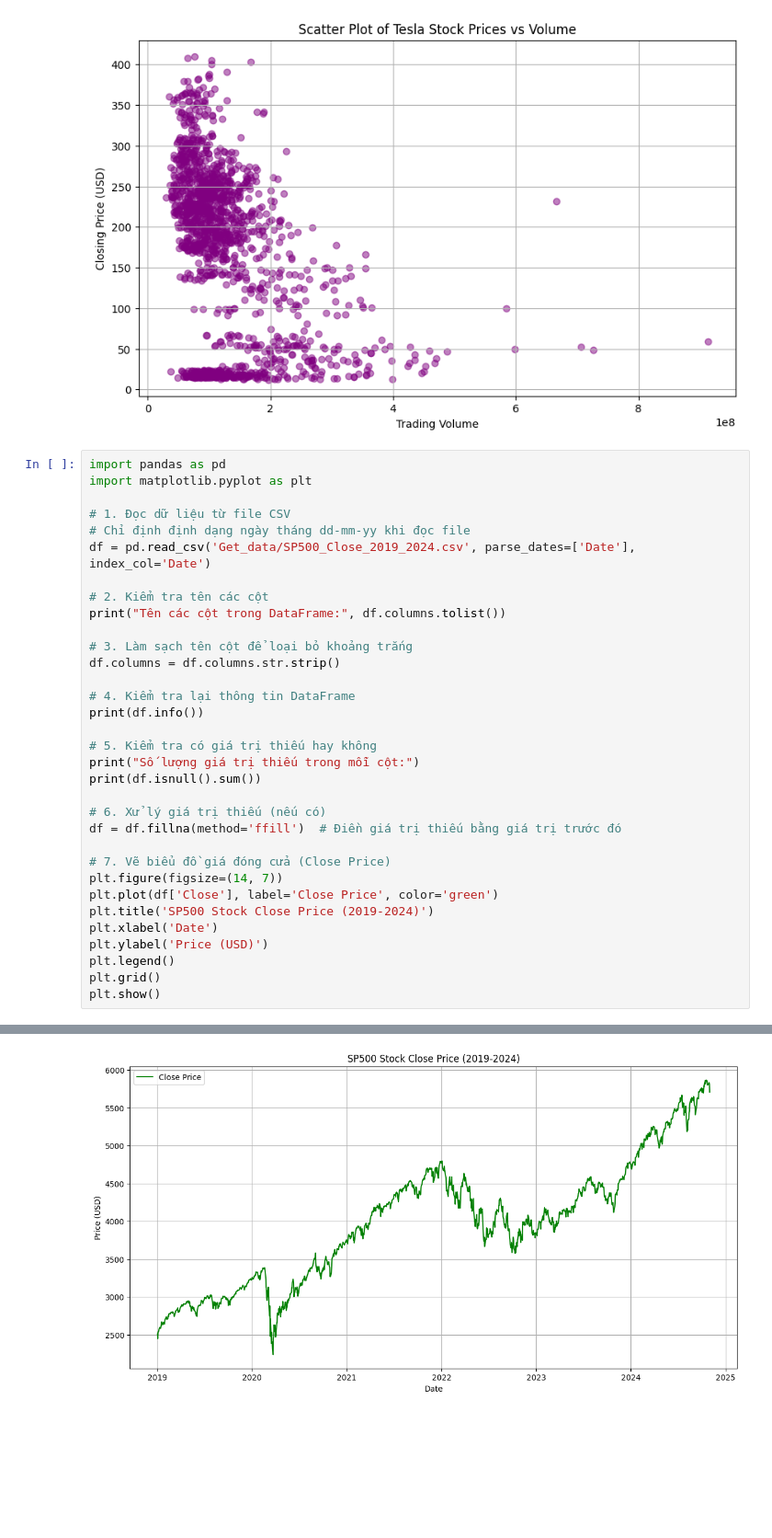
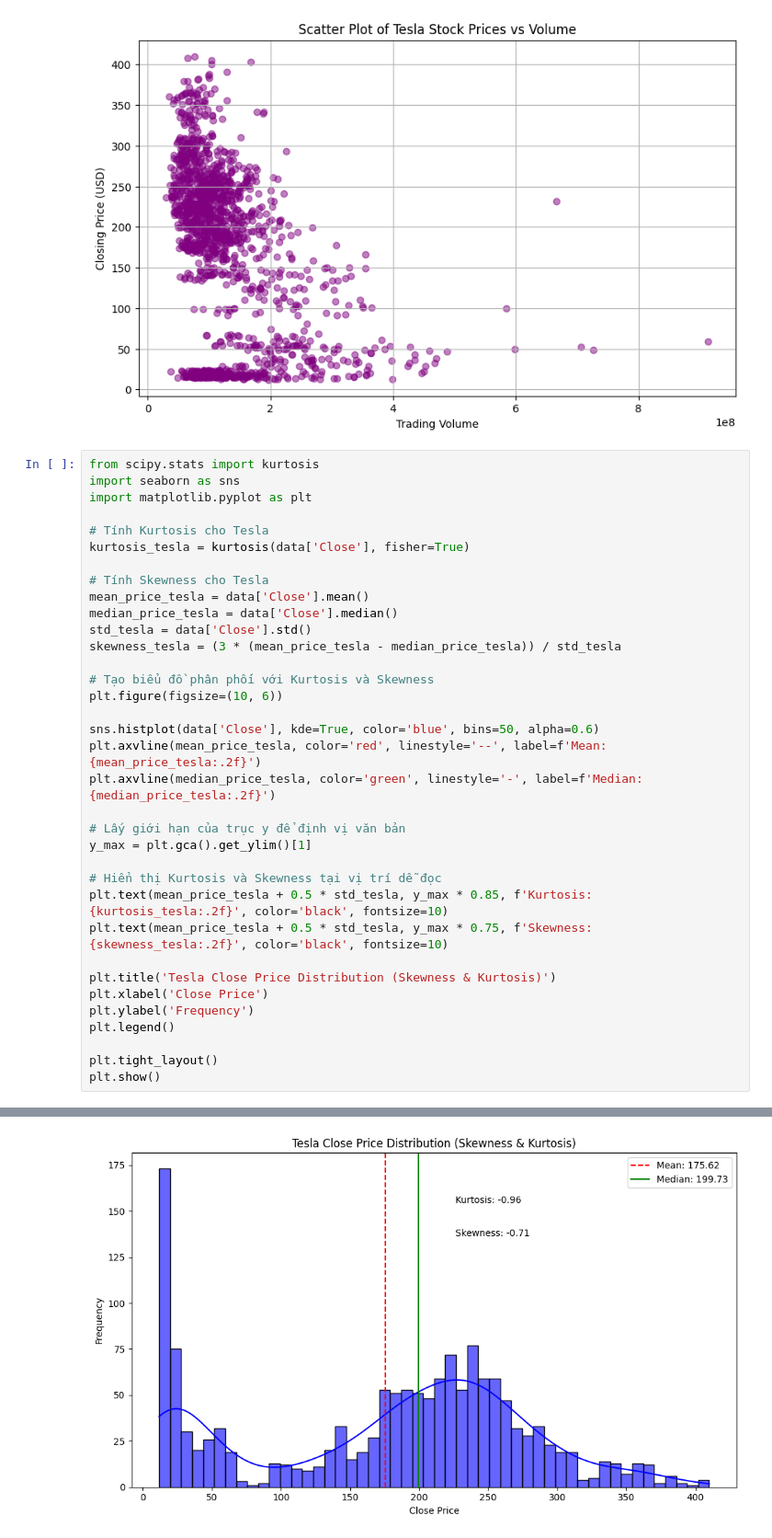
Before and after one commit to TrieuHuynh174/-STAT3013.-P11_Nhom8, a Jupyter notebook: Statistical Analysis.ipynb, the cells around one changed output, grey strips where cells are left out. Shown at 92% size. Saved outputs shown, nothing was run; the diff lists cells and outputs as text; blank space fills up the shorter version.

```diff
--- a/Statistical Analysis.ipynb
+++ b/Statistical Analysis.ipynb
@@ -116,36 +93,38 @@ plt.show()
 # %% [output]
 [figure]
 # %%
-import pandas as pd
+from scipy.stats import kurtosis
+import seaborn as sns
 import matplotlib.pyplot as plt
 
-# 1. Đọc dữ liệu từ file CSV
-# Chỉ định định dạng ngày tháng dd-mm-yy khi đọc file
-df = pd.read_csv('Get_data/SP500_Close_2019_2024.csv', parse_dates=['Date'], index_col='Date')
+# Tính Kurtosis cho Tesla
+kurtosis_tesla = kurtosis(data['Close'], fisher=True)
 
-# 2. Kiểm tra tên các cột
-print("Tên các cột trong DataFrame:", df.columns.tolist())
+# Tính Skewness cho Tesla
+mean_price_tesla = data['Close'].mean()
+median_price_tesla = data['Close'].median()
+std_tesla = data['Close'].std()
+skewness_tesla = (3 * (mean_price_tesla - median_price_tesla)) / std_tesla
 
-# 3. Làm sạch tên cột để loại bỏ khoảng trắng
-df.columns = df.columns.str.strip()
+# Tạo biểu đồ phân phối với Kurtosis và Skewness
+plt.figure(figsize=(10, 6))
 
-# 4. Kiểm tra lại thông tin DataFrame
-print(df.info())
+sns.histplot(data['Close'], kde=True, color='blue', bins=50, alpha=0.6)
+plt.axvline(mean_price_tesla, color='red', linestyle='--', label=f'Mean: {mean_price_tesla:.2f}')
+plt.axvline(median_price_tesla, color='green', linestyle='-', label=f'Median: {median_price_tesla:.2f}')
 
-# 5. Kiểm tra có giá trị thiếu hay không
-print("Số lượng giá trị thiếu trong mỗi cột:")
-print(df.isnull().sum())
+# Lấy giới hạn của trục y để định vị văn bản
+y_max = plt.gca().get_ylim()[1]
 
-# 6. Xử lý giá trị thiếu (nếu có)
-df = df.fillna(method='ffill')  # Điền giá trị thiếu bằng giá trị trước đó
+# Hiển thị Kurtosis và Skewness tại vị trí dễ đọc
+plt.text(mean_price_tesla + 0.5 * std_tesla, y_max * 0.85, f'Kurtosis: {kurtosis_tesla:.2f}', color='black', fontsize=10)
+plt.text(mean_price_tesla + 0.5 * std_tesla, y_max * 0.75, f'Skewness: {skewness_tesla:.2f}', color='black', fontsize=10)
 
-# 7. Vẽ biểu đồ giá đóng cửa (Close Price)
-plt.figure(figsize=(14, 7))
-plt.plot(df['Close'], label='Close Price', color='green')
-plt.title('SP500 Stock Close Price (2019-2024)')
-plt.xlabel('Date')
-plt.ylabel('Price (USD)')
+plt.title('Tesla Close Price Distribution (Skewness & Kurtosis)')
+plt.xlabel('Close Price')
+plt.ylabel('Frequency')
 plt.legend()
-plt.grid()
+
+plt.tight_layout()
 plt.show()
 # %% [output]
@@ -165 +131 @@ dtype: int64
-[figure, old version]
+[figure, new version]
```
Also changed, not shown: parts of 8 cells of this notebook, 3 other files.
